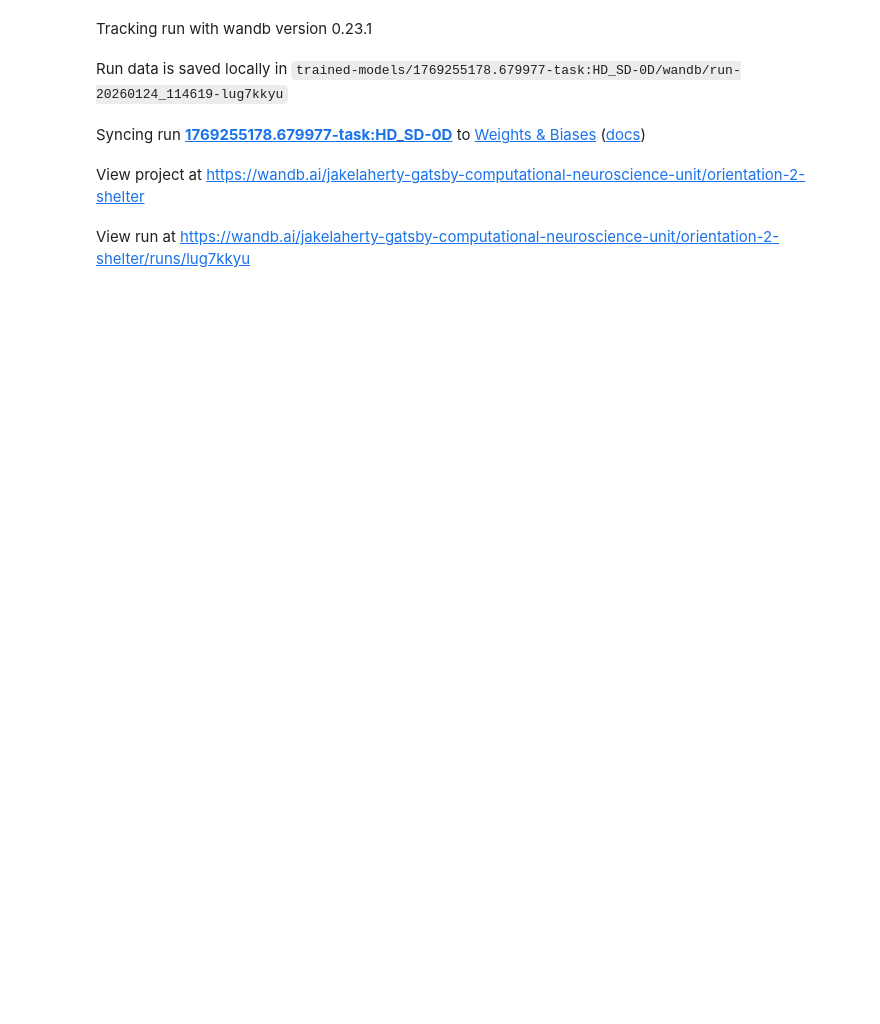
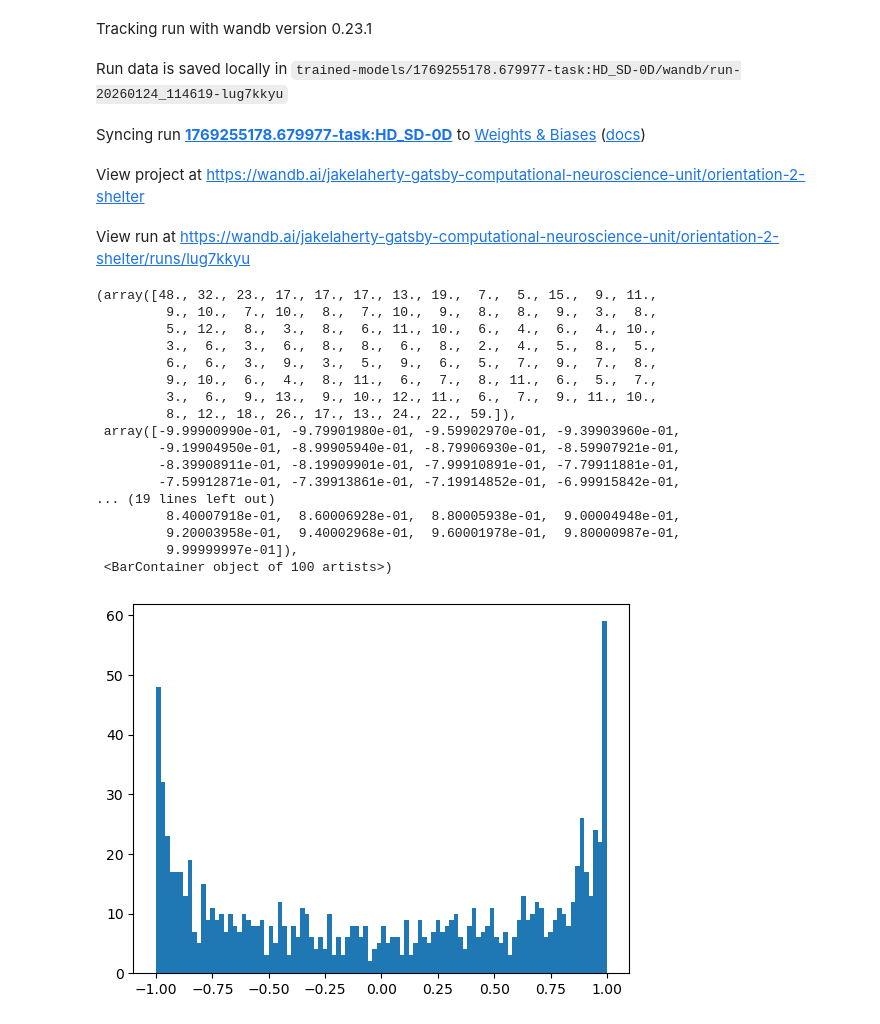
Before and after one commit to jake-latte/Orientation2Shelter, a Jupyter notebook: notebooks/scratch.ipynb, the cells around one changed output. Saved outputs shown, nothing was run; the diff lists cells and outputs as text; code cells hidden in the pictures; blank space fills up the shorter version.

```diff
--- a/notebooks/scratch.ipynb
+++ b/notebooks/scratch.ipynb
@@ -120,3 +120,34 @@ tuning_batch_size = 5000
 tuning_vars_list = ['HD', 'ego_SD', 'allo_SD', 'AV']
 n_diff_bins = 50
 sd_0d_example_neurons = [0, 7]
+# %%
+import numpy as np
+import matplotlib.pyplot as plt
+
+mean = 0
+std = np.pi
+N = 1000
+
+x = np.random.normal(loc=mean, scale=std, size=(N,))
+y = np.cos(x)
+
+plt.hist(y, bins=100)
+# %% [output]
+(array([48., 32., 23., 17., 17., 17., 13., 19.,  7.,  5., 15.,  9., 11.,
+         9., 10.,  7., 10.,  8.,  7., 10.,  9.,  8.,  8.,  9.,  3.,  8.,
+         5., 12.,  8.,  3.,  8.,  6., 11., 10.,  6.,  4.,  6.,  4., 10.,
+         3.,  6.,  3.,  6.,  8.,  8.,  6.,  8.,  2.,  4.,  5.,  8.,  5.,
+         6.,  6.,  3.,  9.,  3.,  5.,  9.,  6.,  5.,  7.,  9.,  7.,  8.,
+         9., 10.,  6.,  4.,  8., 11.,  6.,  7.,  8., 11.,  6.,  5.,  7.,
+         3.,  6.,  9., 13.,  9., 10., 12., 11.,  6.,  7.,  9., 11., 10.,
+         8., 12., 18., 26., 17., 13., 24., 22., 59.]),
+ array([-9.99900990e-01, -9.79901980e-01, -9.59902970e-01, -9.39903960e-01,
+        -9.19904950e-01, -8.99905940e-01, -8.79906930e-01, -8.59907921e-01,
+        -8.39908911e-01, -8.19909901e-01, -7.99910891e-01, -7.79911881e-01,
+        -7.59912871e-01, -7.39913861e-01, -7.19914852e-01, -6.99915842e-01,
+... (19 lines left out)
+         8.40007918e-01,  8.60006928e-01,  8.80005938e-01,  9.00004948e-01,
+         9.20003958e-01,  9.40002968e-01,  9.60001978e-01,  9.80000987e-01,
+         9.99999997e-01]),
+ <BarContainer object of 100 artists>)
+[figure, added]
```
Also changed, not shown: parts of 14 cells of this notebook.
